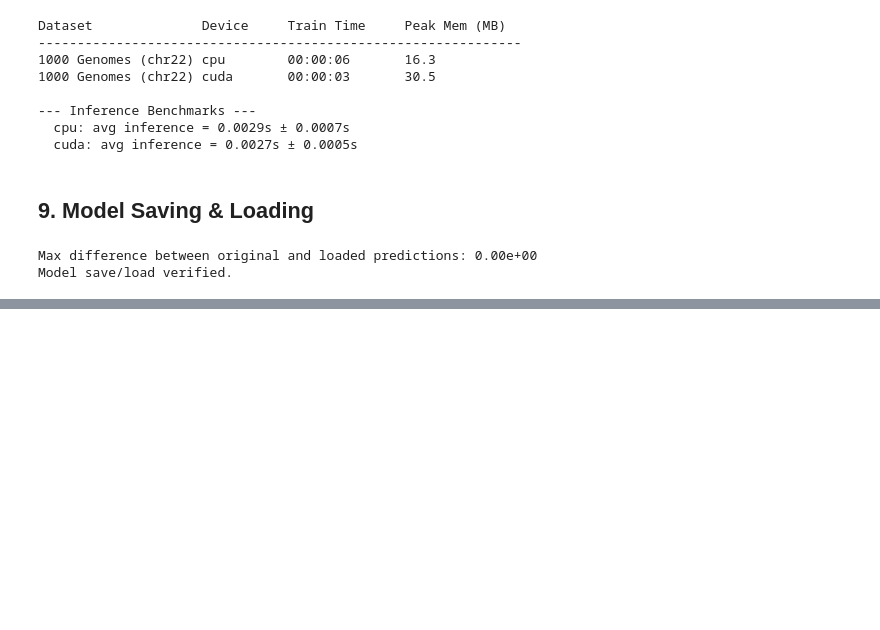
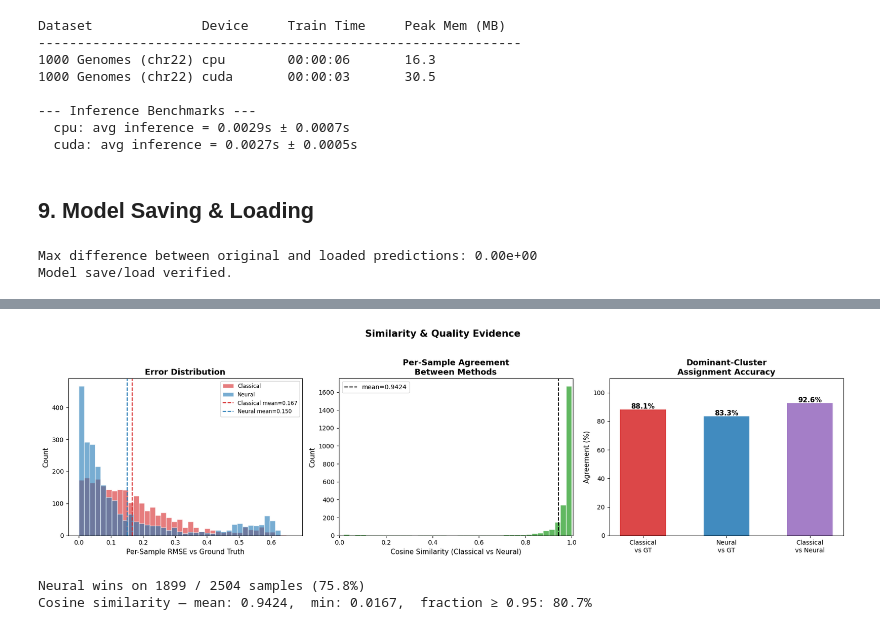
Before and after one commit to shouhardik/Genomic-Clustering-via-Attention-Based-Neural-ADMIXTURE, a Jupyter notebook: experiments/run_neuralAdmixture.ipynb, the cells around one changed output, grey strips where cells are left out. Drawn from its saved outputs; the diff is of its cells as text; code cells hidden in the pictures; blank space fills up the shorter version.

```diff
--- a/experiments/run_experiment.ipynb
+++ b/experiments/run_neuralAdmixture.ipynb
@@ -368,0 +598,71 @@ Model save/load verified.
+# %%
+from sklearn.metrics.pairwise import cosine_similarity as _cos_sim
+
+# --- Per-sample RMSE vs ground truth ---
+per_sample_rmse_c = np.sqrt(np.mean((Q_classical_aligned - Q_gt_all) ** 2, axis=1))
+per_sample_rmse_n = np.sqrt(np.mean((Q_neural_aligned - Q_gt_all) ** 2, axis=1))
+
+# --- Per-sample cosine similarity between the two methods ---
+cos_sim = np.array([_cos_sim(Q_classical_aligned[i:i+1], Q_neural_aligned[i:i+1])[0, 0]
+                    for i in range(len(labels))])
+
+# --- Dominant-cluster agreement ---
+dom_c = Q_classical_aligned.argmax(axis=1)
+dom_n = Q_neural_aligned.argmax(axis=1)
+dom_gt = Q_gt_all.argmax(axis=1)
+agreement_cn = (dom_c == dom_n).mean()
+accuracy_c = (dom_c == dom_gt).mean()
+accuracy_n = (dom_n == dom_gt).mean()
+
+fig, axes = plt.subplots(1, 3, figsize=(18, 5))
+
+# --- Panel 1: Overlaid per-sample RMSE histograms ---
+ax = axes[0]
+bins = np.linspace(0, max(per_sample_rmse_c.max(), per_sample_rmse_n.max()) * 1.05, 40)
+ax.hist(per_sample_rmse_c, bins=bins, alpha=0.6, color="#d62728", label="Classical", edgecolor="white")
+ax.hist(per_sample_rmse_n, bins=bins, alpha=0.6, color="#1f77b4", label="Neural", edgecolor="white")
+ax.axvline(per_sample_rmse_c.mean(), color="#d62728", ls="--", lw=1.5,
+           label=f"Classical mean={per_sample_rmse_c.mean():.3f}")
+ax.axvline(per_sample_rmse_n.mean(), color="#1f77b4", ls="--", lw=1.5,
+           label=f"Neural mean={per_sample_rmse_n.mean():.3f}")
+ax.set_xlabel("Per-Sample RMSE vs Ground Truth", fontsize=11)
+ax.set_ylabel("Count", fontsize=11)
+ax.set_title("Error Distribution", fontsize=13, fontweight="bold")
+ax.legend(fontsize=8.5)
+
+# --- Panel 2: Cosine similarity histogram (between methods) ---
+ax = axes[1]
+ax.hist(cos_sim, bins=40, color="#2ca02c", alpha=0.75, edgecolor="white")
+ax.axvline(cos_sim.mean(), color="black", ls="--", lw=1.5, label=f"mean={cos_sim.mean():.4f}")
+ax.set_xlabel("Cosine Similarity (Classical vs Neural)", fontsize=11)
+ax.set_ylabel("Count", fontsize=11)
+ax.set_title("Per-Sample Agreement\nBetween Methods", fontsize=13, fontweight="bold")
+ax.legend(fontsize=10)
+ax.set_xlim(min(0.7, cos_sim.min() - 0.02), 1.005)
+
+# --- Panel 3: Dominant-cluster accuracy ---
+ax = axes[2]
+bar_labels = ["Classical\nvs GT", "Neural\nvs GT", "Classical\nvs Neural"]
+bar_vals = [accuracy_c * 100, accuracy_n * 100, agreement_cn * 100]
+bar_colors = ["#d62728", "#1f77b4", "#9467bd"]
+bars = ax.bar(bar_labels, bar_vals, color=bar_colors, alpha=0.85, width=0.55)
+for bar, val in zip(bars, bar_vals):
+    ax.text(bar.get_x() + bar.get_width()/2, bar.get_height() + 0.8,
+            f"{val:.1f}%", ha="center", fontsize=11, fontweight="bold")
+ax.set_ylabel("Agreement (%)", fontsize=11)
+ax.set_title("Dominant-Cluster\nAssignment Accuracy", fontsize=13, fontweight="bold")
+ax.set_ylim(0, 110)
+
+fig.suptitle("Similarity & Quality Evidence", fontsize=15, fontweight="bold", y=1.03)
+fig.tight_layout()
+plt.show()
+
+print(f"Neural wins on {(per_sample_rmse_n < per_sample_rmse_c).sum()} / {len(labels)} samples "
+      f"({(per_sample_rmse_n < per_sample_rmse_c).mean()*100:.1f}%)")
+print(f"Cosine similarity — mean: {cos_sim.mean():.4f},  "
+      f"min: {cos_sim.min():.4f},  "
+      f"fraction ≥ 0.95: {(cos_sim >= 0.95).mean()*100:.1f}%")
+# %% [output]
+[figure, added]
+Neural wins on 1899 / 2504 samples (75.8%)
+Cosine similarity — mean: 0.9424,  min: 0.0167,  fraction ≥ 0.95: 80.7%
```
Also changed, not shown: parts of 9 cells of this notebook.
